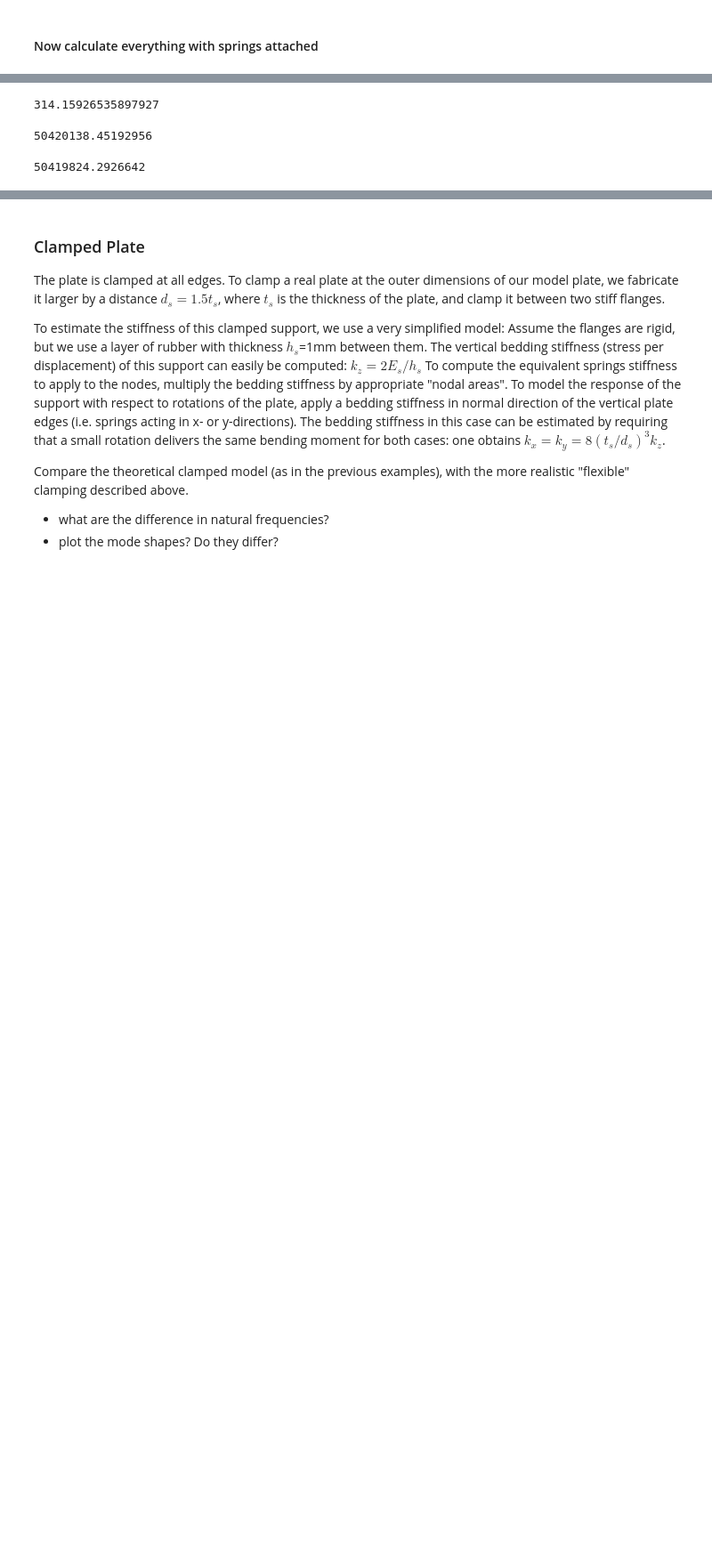
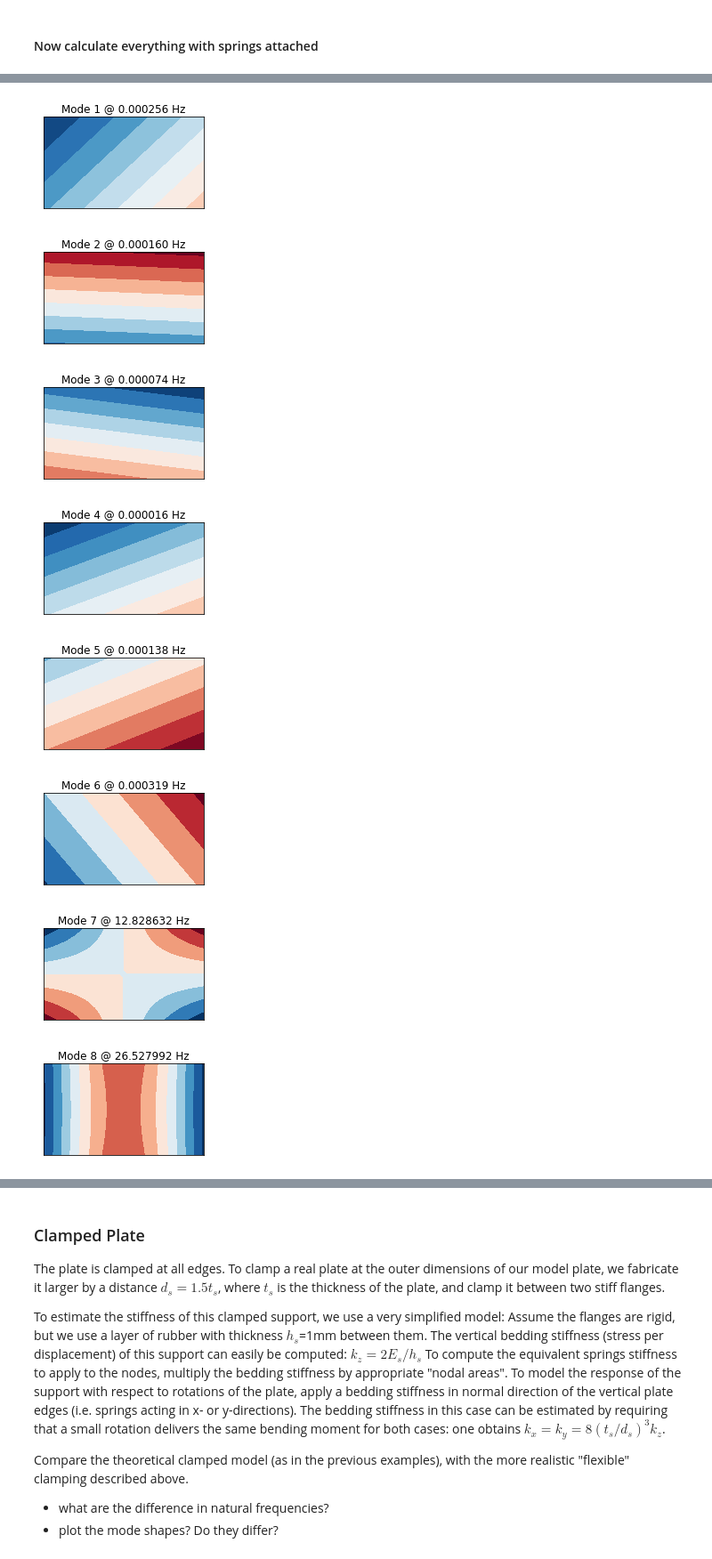
Before and after one commit to phmandl/modalanalyse, a Jupyter notebook: HW4/4_MeasurementTechniques_template.ipynb, the cells around one changed output, grey strips where cells are left out. Shown at 89% size. Saved outputs shown, nothing was run; the diff lists cells and outputs as text; code cells hidden in the pictures; blank space fills up the shorter version.

```diff
--- a/HW4/4_MeasurementTechniques_template.ipynb
+++ b/HW4/4_MeasurementTechniques_template.ipynb
@@ -205,12 +194,0 @@ print(Ws)
-# %%
-k_spring
-# %% [output]
-314.15926535897927
-# %%
-Ks[Iz[C1],Iz[C1]]
-# %% [output]
-50420138.45192956
-# %%
-K[Iz[C1],Iz[C1]]
-# %% [output]
-50419824.2926642
@@ -218,0 +195,24 @@ Ks[Iz[C1],Iz[C1]] += k_spring
+# %%
+def plotmodes(V_var,W_var) :
+    for i,v in enumerate(V_var.T) : # iterate over eigenvectors
+        c = np.reshape(v[Iz[Nt]],[len(y),len(x)])
+        lim = np.max(np.abs(c))
+        fig,ax = plt.subplots(nrows=1, ncols=1,figsize=[3.5,2])
+        ax.contourf(x,y,c,cmap=plt.get_cmap('RdBu'),vmin=-lim,vmax=lim)
+        ax.set_aspect('equal')
+        ax.set_title('Mode %i @ %f Hz'%(i+1,np.sqrt(abs(W_var[i]))/2/np.pi))
+        ax.set_xticks([])
+        ax.set_yticks([])
+        fig.tight_layout()
+# %%
+# Plot Modes
+plotmodes(V,W)
+# %% [output]
+[figure, added]
+[figure, added]
+[figure, added]
+[figure, added]
+[figure, added]
+[figure, added]
+[figure, added]
+[figure, added]
```
Also changed, not shown: parts of 16 cells of this notebook, 7 other files.
